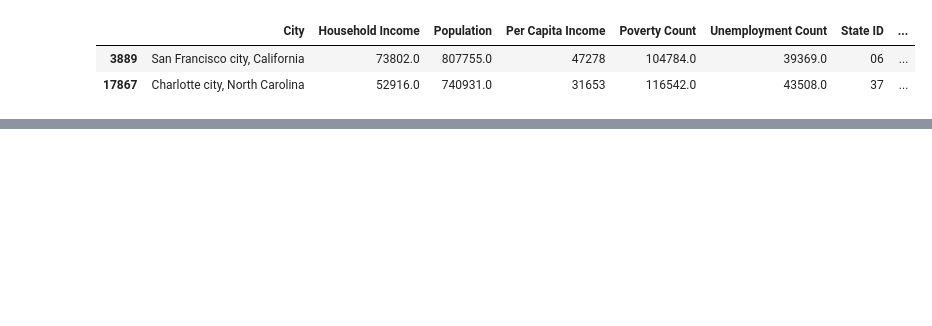
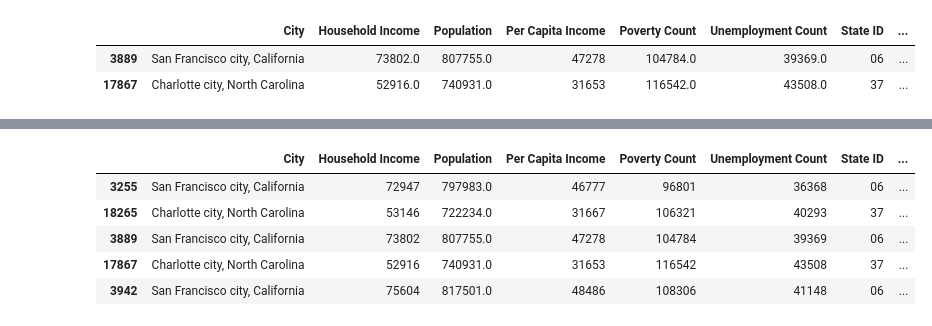
Before and after one commit to plmcgriff21/Project1, a Jupyter notebook: Graham project.ipynb, the cells around one changed output, grey strips where cells are left out. Saved outputs shown, nothing was run; the diff lists cells and outputs as text; code cells hidden in the pictures; blank space fills up the shorter version.

```diff
--- a/Graham project.ipynb
+++ b/Graham project.ipynb
@@ -265,3 +324,12 @@ final_census_data.to_csv("final_census_data.csv")
 final_census_year = final_census_data["Year"].astype(int)
 
 #convert household income, pop, per cap, poverty, unemploy and maybe year to INT
+# %%
+final_census_data.head()
+# %% [output]
+|  | City | Household Income | Population | Per Capita Income | Poverty Count | Unemployment Count | State ID | ... |
+| 3255 | San Francisco city, California | 72947 | 797983.0 | 46777 | 96801 | 36368 | 06 | ... |
+| 18265 | Charlotte city, North Carolina | 53146 | 722234.0 | 31667 | 106321 | 40293 | 37 | ... |
+| 3889 | San Francisco city, California | 73802 | 807755.0 | 47278 | 104784 | 39369 | 06 | ... |
+| 17867 | Charlotte city, North Carolina | 52916 | 740931.0 | 31653 | 116542 | 43508 | 37 | ... |
+| 3942 | San Francisco city, California | 75604 | 817501.0 | 48486 | 108306 | 41148 | 06 | ... |
```
Also changed, not shown: parts of 16 cells of this notebook, 5 other files.
